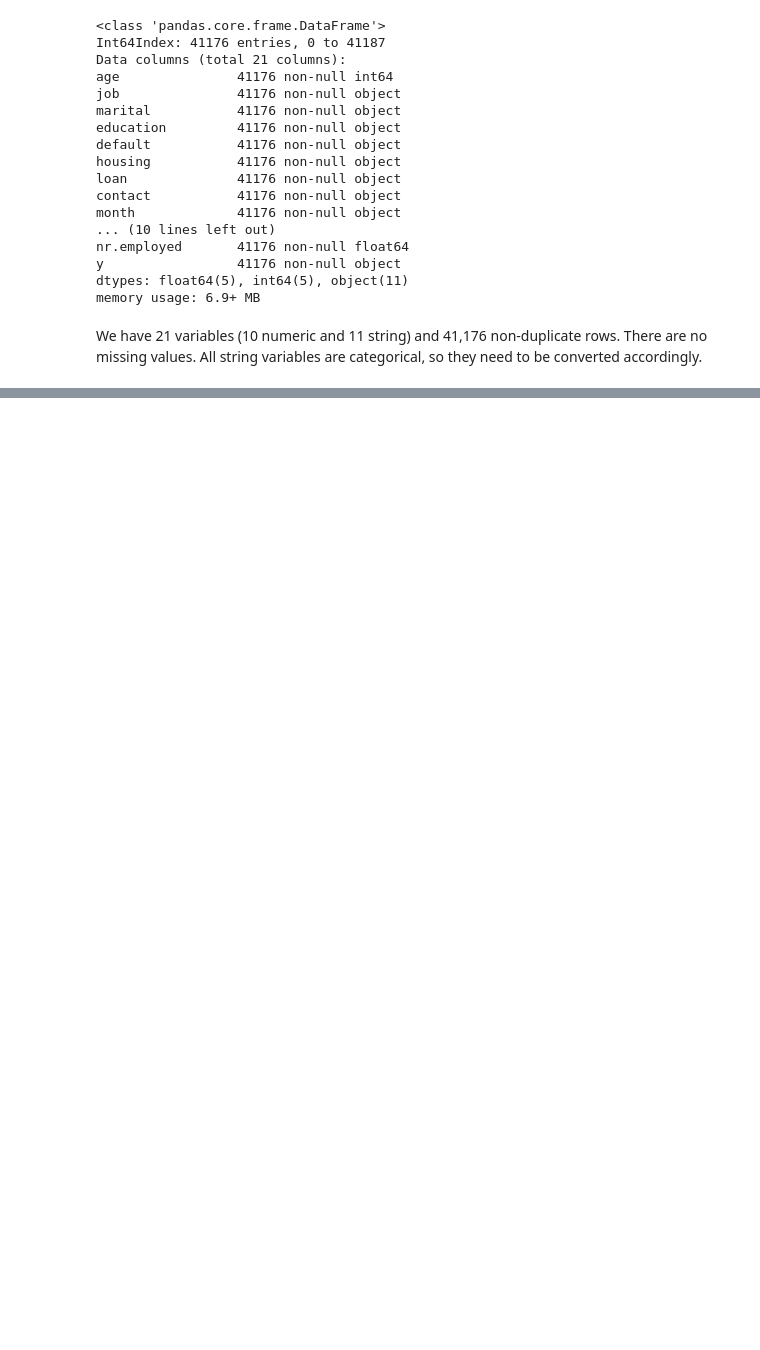
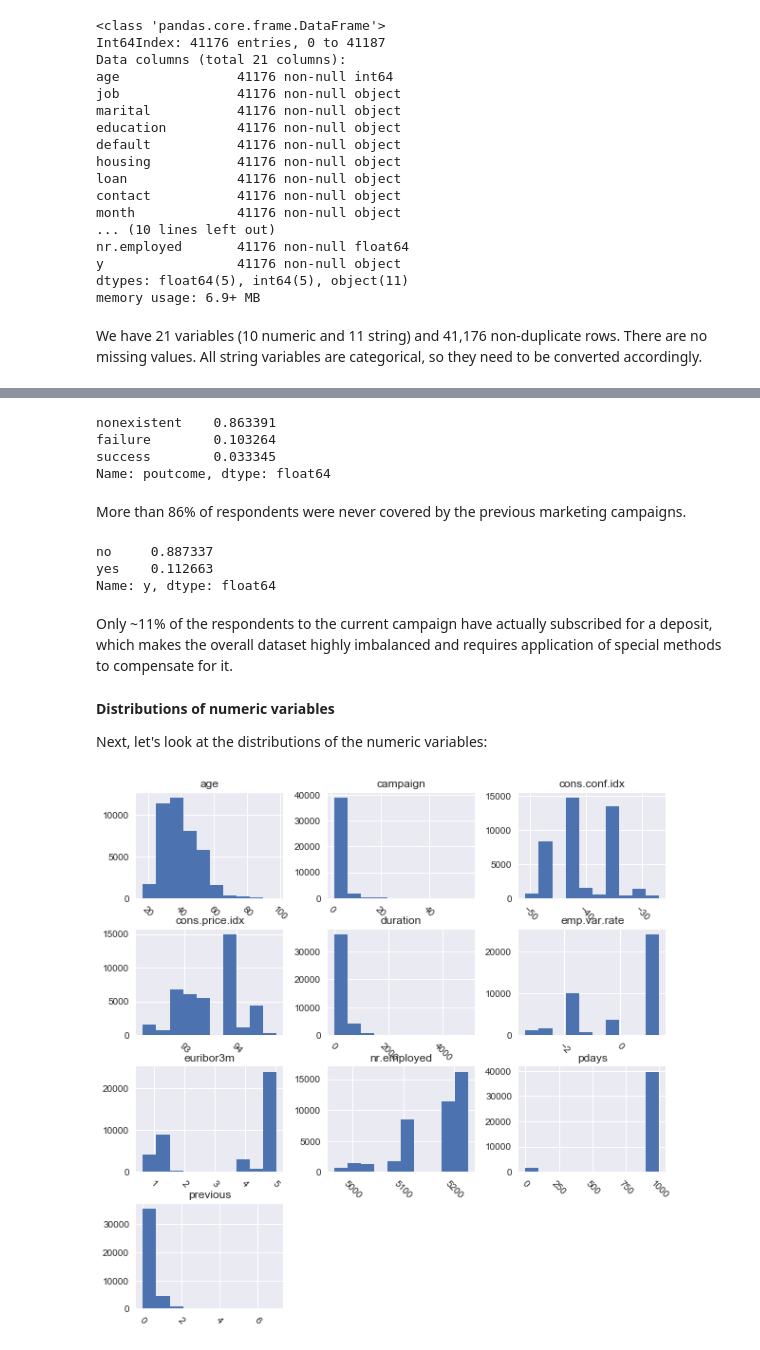
Before and after one commit to mamnunam/Springboard_Data_Science_track, a Jupyter notebook: Capstone_1/Capstone_project_1.ipynb, the cells around one changed output, grey strips where cells are left out. Drawn from its saved outputs; the diff is of its cells as text; code cells hidden in the pictures; blank space fills up the shorter version.

```diff
--- a/Capstone_1/Capstone_project_1.ipynb
+++ b/Capstone_1/Capstone_project_1.ipynb
@@ -214,3 +188,0 @@ There are no missing values - all columns have 41,188 non-null rows. There are n
-# %%
-df.marital = df.marital.astype('category')
-df.info()
@@ -267,5 +188,0 @@ Do the above for all columns and look what to correct (e.g., the admin. name)
-# %%
-numeric_columns = ['age', 'duration', 'campaign', 'pdays', 'previous', 'emp.var.rate', 'cons.price.idx','cons.conf.idx', 'euribor3m', 'nr.employed']
-for column in numeric_columns:
-    df[column].plot('hist')
-    plt.show()
@@ -282,0 +363,31 @@ for column in numeric_columns:
+# %%
+#Outcome of the previous campaign as proportion of the overall number of values
+df.poutcome.value_counts()/df.poutcome.count()
+# %% [output]
+nonexistent    0.863391
+failure        0.103264
+success        0.033345
+Name: poutcome, dtype: float64
+# %% [markdown]
+More than 86% of respondents were never covered by the previous marketing campaigns.
+# %%
+#Outcome of the current campaign as proportion of the overall number of values
+df.y.value_counts()/df.y.count()
+# %% [output]
+no     0.887337
+yes    0.112663
+Name: y, dtype: float64
+# %% [markdown]
+Only ~11% of the respondents to the current campaign have actually subscribed for a deposit, which makes the overall dataset highly imbalanced and requires application of special methods to compensate for it.
+# %% [markdown]
+**Distributions of numeric variables**
+
+Next, let's look at the distributions of the numeric variables:
+# %%
+# Histogram grid
+df.hist(figsize=(10,10), xrot=-45)
+
+# Clear the text "residue"
+plt.show()
+# %% [output]
+[figure, added]
```
Also changed, not shown: parts of 41 cells of this notebook.
